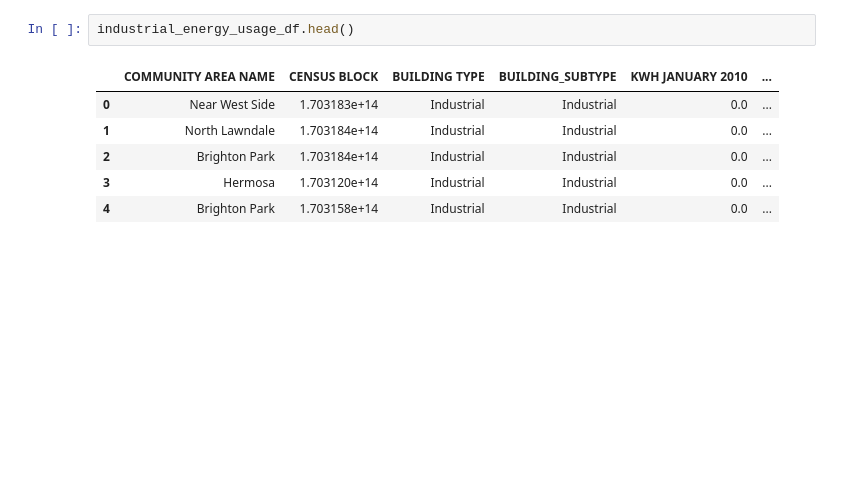
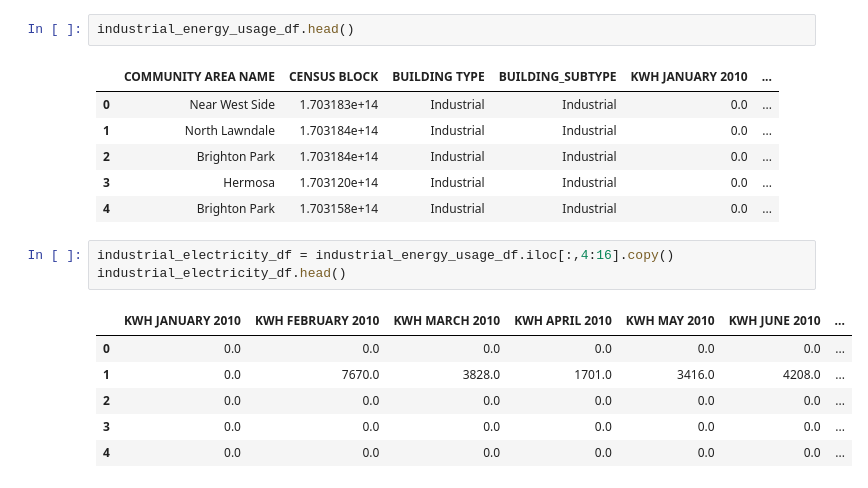
Before and after one commit to Gourav052003/Machine-Learning-Solutions-for-Predicting-Municipal-Waste-Costs-and-Sustainable-Resource-Management, a Jupyter notebook: Energy Usage.ipynb, the cells around one changed output. Drawn from its saved outputs; the diff is of its cells as text; blank space fills up the shorter version.

```diff
--- a/Energy Usage.ipynb
+++ b/Energy Usage.ipynb
@@ -288,3 +288,13 @@ industrial_energy_usage_df.head()
 | 2 | Brighton Park | 1.703184e+14 | Industrial | Industrial | 0.0 | ... |
 | 3 | Hermosa | 1.703120e+14 | Industrial | Industrial | 0.0 | ... |
 | 4 | Brighton Park | 1.703158e+14 | Industrial | Industrial | 0.0 | ... |
+# %%
+industrial_electricity_df = industrial_energy_usage_df.iloc[:,4:16].copy()
+industrial_electricity_df.head()
+# %% [output]
+|  | KWH JANUARY 2010 | KWH FEBRUARY 2010 | KWH MARCH 2010 | KWH APRIL 2010 | KWH MAY 2010 | KWH JUNE 2010 | ... |
+| 0 | 0.0 | 0.0 | 0.0 | 0.0 | 0.0 | 0.0 | ... |
+| 1 | 0.0 | 7670.0 | 3828.0 | 1701.0 | 3416.0 | 4208.0 | ... |
+| 2 | 0.0 | 0.0 | 0.0 | 0.0 | 0.0 | 0.0 | ... |
+| 3 | 0.0 | 0.0 | 0.0 | 0.0 | 0.0 | 0.0 | ... |
+| 4 | 0.0 | 0.0 | 0.0 | 0.0 | 0.0 | 0.0 | ... |
```
Also changed, not shown: parts of 5 cells of this notebook.
